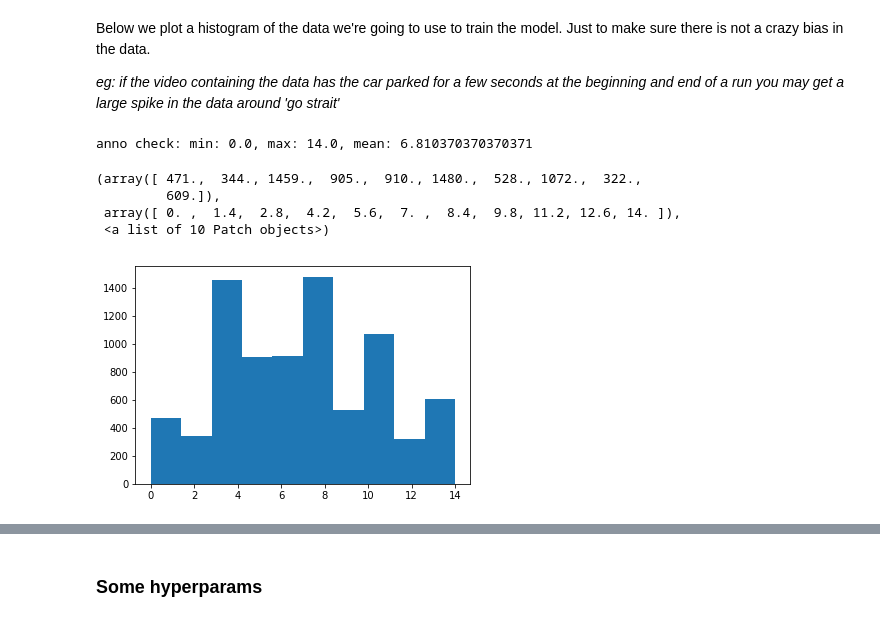
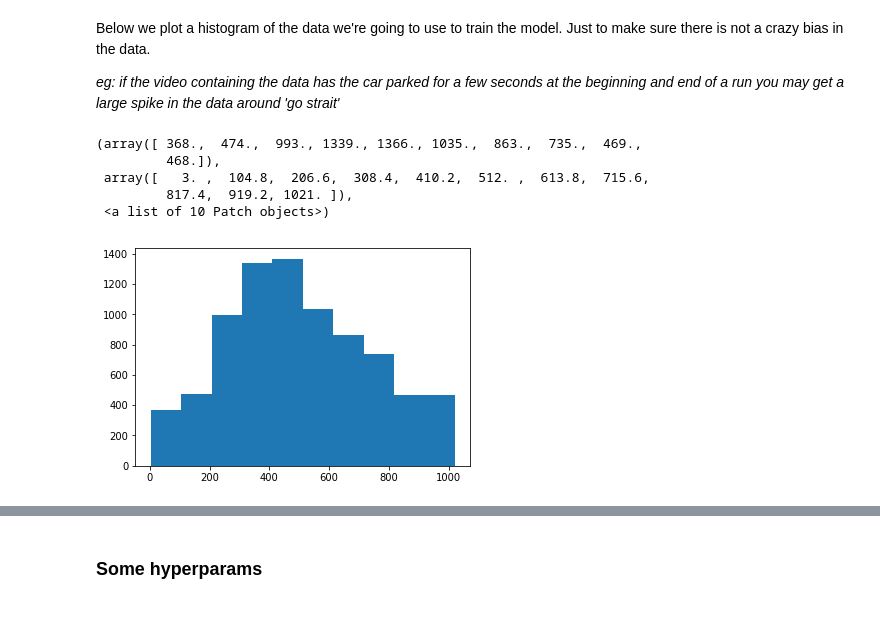
Before and after one commit to tall-josh/fyp_diy_robo_car, a Jupyter notebook: end2end/tf_end2end.ipynb, the cells around one changed output, grey strips where cells are left out. Drawn from its saved outputs; the diff is of its cells as text; code cells hidden in the pictures.

```diff
--- a/end2end/tf_end2end.ipynb
+++ b/end2end/tf_end2end.ipynb
@@ -79,16 +68,15 @@ my_data=DataGenerator(batch_size=10,
 Below we plot a histogram of the data we're going to use to train the model. Just to make sure there is not a crazy bias in the data.
 
 *eg: if the video containing the data has the car parked for a few seconds at the beginning and end of a run you may get a large spike in the data around 'go strait'*
-# %%
-annos = my_data._all_annotations()
-print("anno check: min: {}, max: {}, mean: {}".format(np.min(annos), np.max(annos), np.mean(annos)))
-plt.hist(annos)
-# %% [output]
-anno check: min: 0.0, max: 14.0, mean: 6.810370370370371
-(array([ 471.,  344., 1459.,  905.,  910., 1480.,  528., 1072.,  322.,
-         609.]),
- array([ 0. ,  1.4,  2.8,  4.2,  5.6,  7. ,  8.4,  9.8, 11.2, 12.6, 14. ]),
- <a list of 10 Patch objects>)
-[figure, removed]
+# %%
+annos = my_data._all_annotations()
+plt.hist(annos['steering'])
+# %% [output]
+(array([ 368.,  474.,  993., 1339., 1366., 1035.,  863.,  735.,  469.,
+         468.]),
+ array([   3. ,  104.8,  206.6,  308.4,  410.2,  512. ,  613.8,  715.6,
+         817.4,  919.2, 1021. ]),
+ <a list of 10 Patch objects>)
+[figure, added]
 # %%
 images, annos = my_data.get_next_batch()
```
Also changed, not shown: parts of 7 cells of this notebook, 28 other files.
